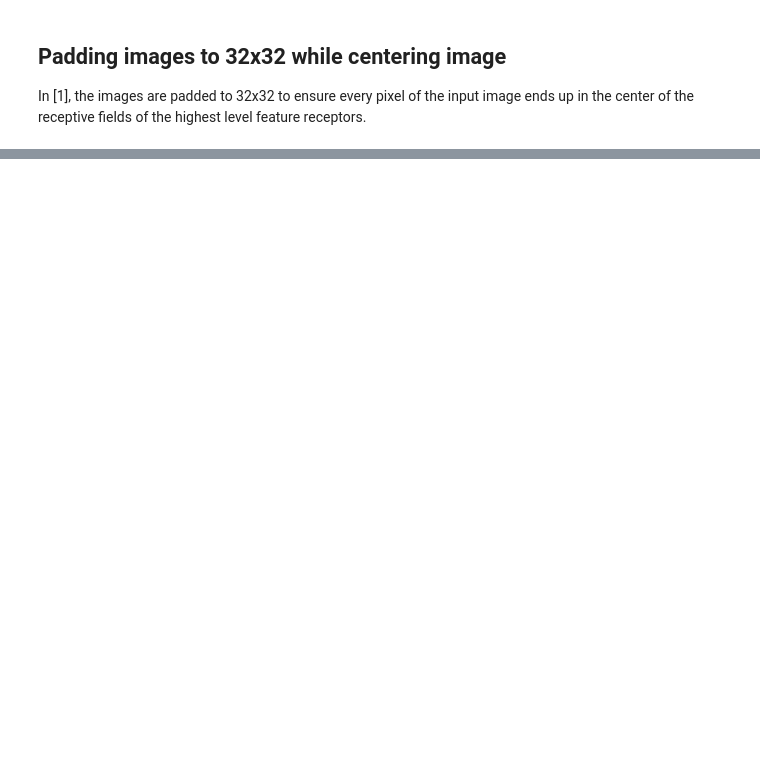
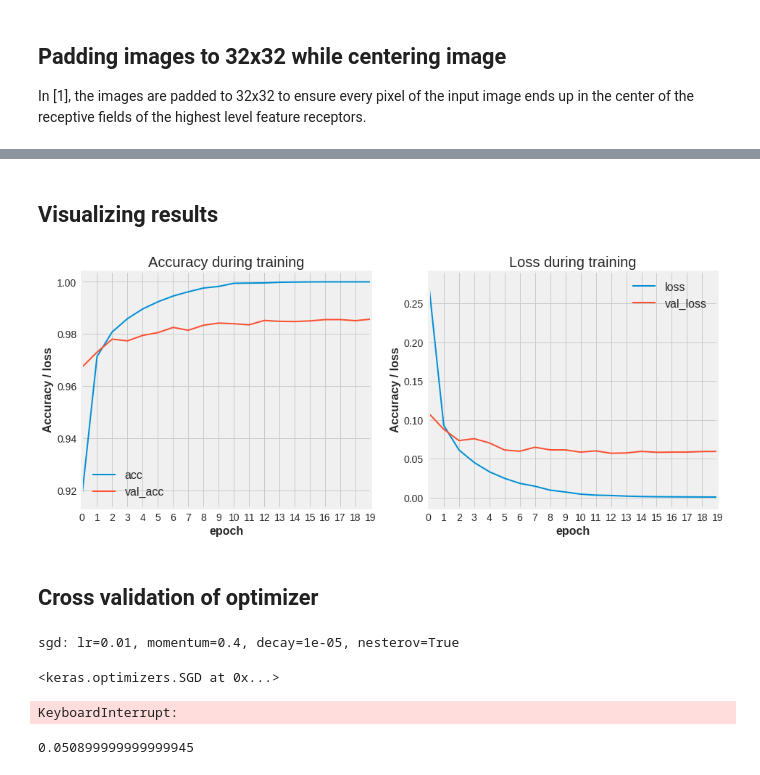
Before and after one commit to timgasser/keras-mnist, a Jupyter notebook: notebooks/neural_net_models.ipynb, the cells around one changed output, grey strips where cells are left out. Saved outputs shown, nothing was run; the diff lists cells and outputs as text; code cells hidden in the pictures; blank space fills up the shorter version.

Commit message:
Replicated paper lenet5 and added some optimizer hyperparam searching

```diff
--- a/notebooks/neural_net_models.ipynb
+++ b/notebooks/neural_net_models.ipynb
@@ -486,0 +622,78 @@ New X_train shape: (60000, 32, 32), new x_test shape: (10000, 32, 32)
+# %% [markdown]
+## Visualizing results
+# %%
+def plot_history(hist):
+    """
+    Plots the history object returned by the .fit() call
+    """
+    for metric in ('acc', 'loss', 'val_acc', 'val_loss'):
+        assert metric in hist.history.keys()
+
+    hist_df = pd.DataFrame(hist.history)
+    fig, axes = plt.subplots(1,2,figsize=(14, 6))
+
+    hist_df[['acc', 'val_acc']].plot.line(ax=axes[0])
+    hist_df[['loss', 'val_loss']].plot.line(ax=axes[1])
+    axes[0].set(title="Accuracy during training")
+    axes[1].set(title="Loss during training")
+
+    for ax in axes:
+        ax.set_xticks(range(hist_df.shape[0]))
+        ax.set(xlabel="epoch", ylabel="Accuracy / loss")
+
+#     return fig, axes
+
+plot_history(history)
+# %% [output]
+[figure, added]
+# %% [markdown]
+## Cross validation of optimizer
+# %%
+def random_sgd(verbose=False):
+    """
+    Generates an SGD optimizer with random values
+    """
+    lr = 10 ** np.random.randint(-5, 1)
+    momentum = 0.1 * np.random.randint(0, 10)
+    decay = 10 ** np.random.randint(-5, 2)
+    nesterov = np.random.uniform() < 0.5
+
+    sgd = SGD(lr=lr, momentum=momentum, decay=decay, nesterov=nesterov)
+    if verbose:
+        print('sgd: lr={}, momentum={}, decay={}, nesterov={}'.format(lr, momentum, decay, nesterov))
+
+    return sgd
+
+random_sgd(verbose=True)
+# %% [output]
+sgd: lr=0.01, momentum=0.4, decay=1e-05, nesterov=True
+<keras.optimizers.SGD at 0x...>
+# %%
+
+def best_model(N=100):
+    """
+    Returns the best model after random search for N SGD values
+    """
+    best_result = None
+    best_acc = 0
+
+    for n in range(N):
+#         print('Iteration {}'.format(n))
+        sgd_opt = random_sgd()
+        result = evaluate_lenet5(sgd_opt)
+        current_acc = result['acc']
+
+        if current_acc > best_acc:
+            print('#{}: Updating best model. Current acc: {}, old acc: {}'.format(n, current_acc, best_acc))
+            best_result = result
+            best_acc = current_acc
+
+    return result
+
+best_lenet5 = best_model(N=100)
+# %% [output]
+KeyboardInterrupt:
+# %%
+best_lenet5['err']
+# %% [output]
+0.050899999999999945
```
Also changed, not shown: parts of 22 cells of this notebook.
